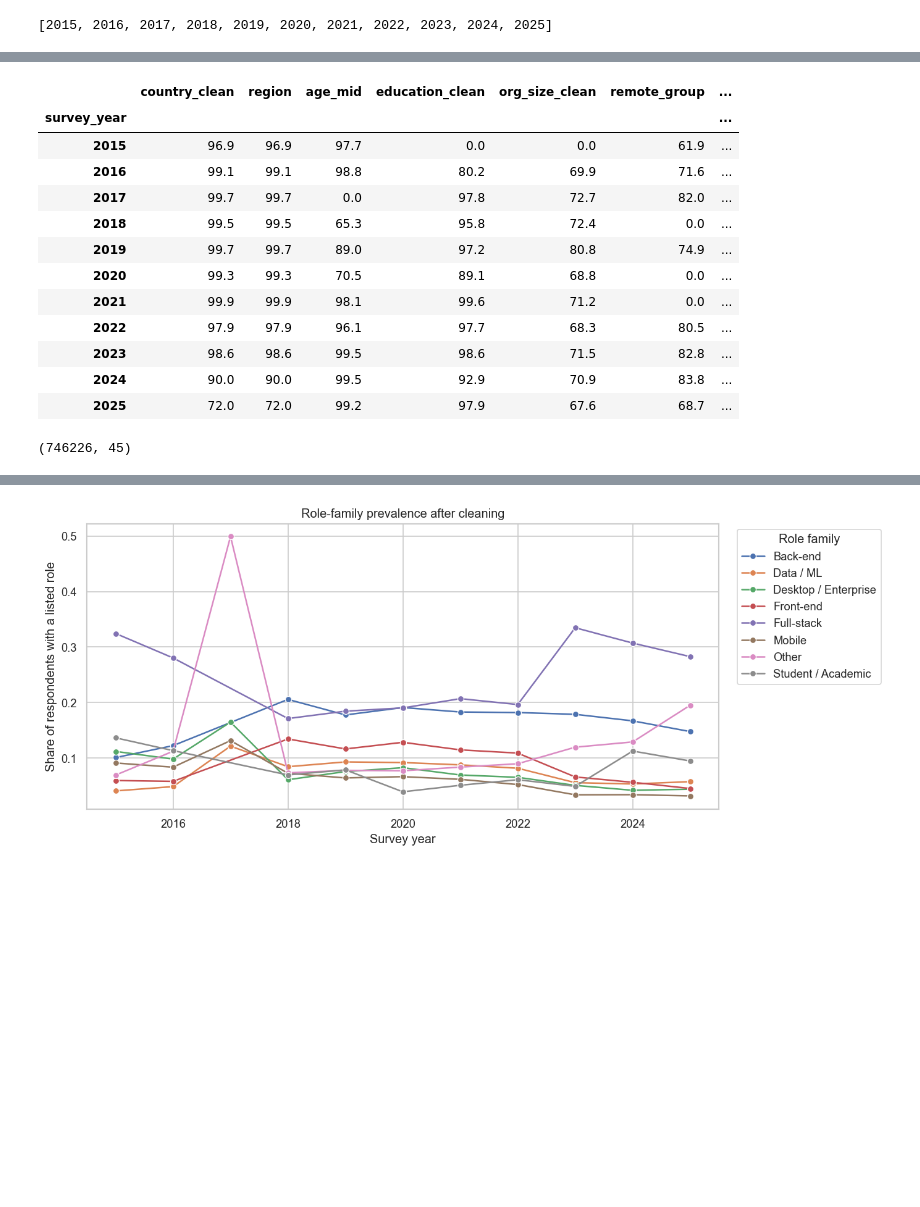
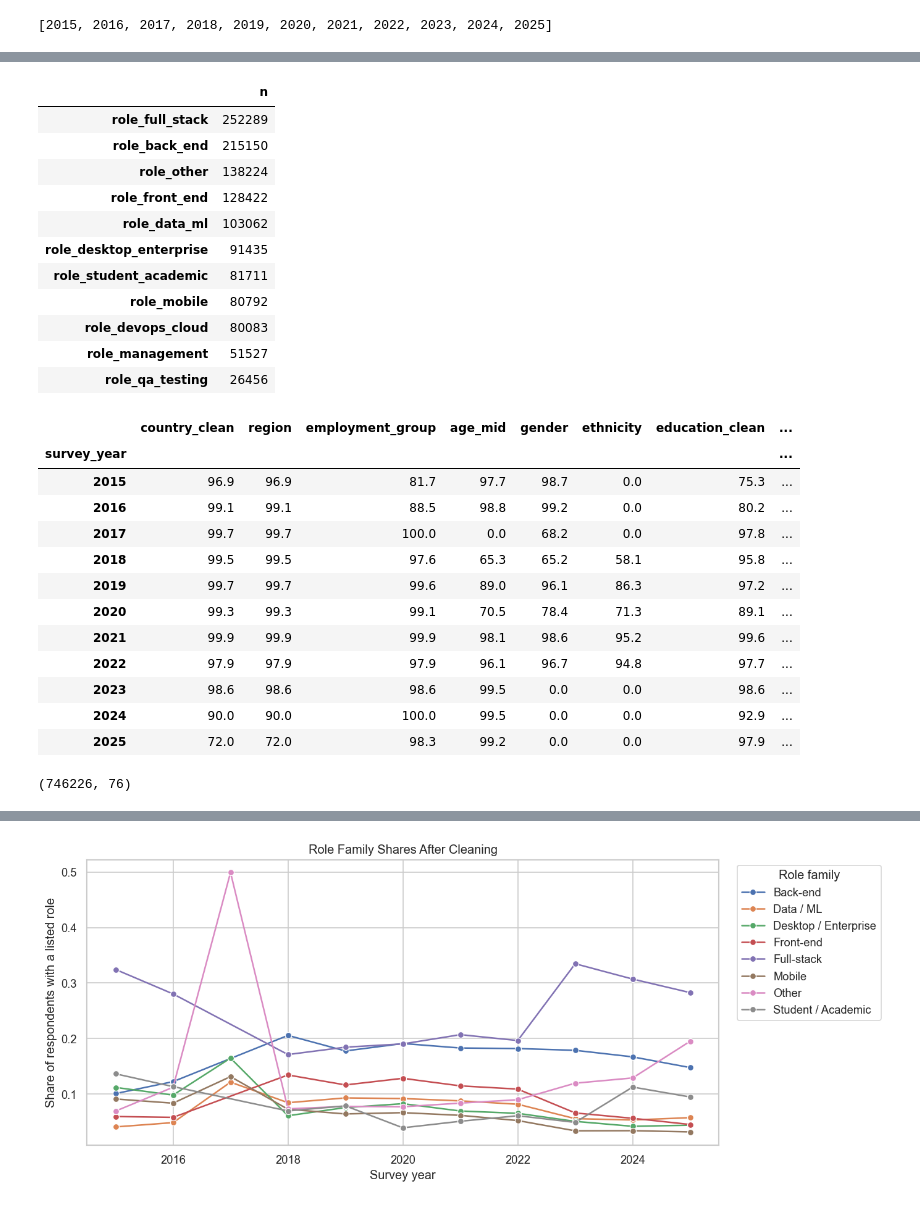
Before and after one commit to Jdrice72901/DSBA-6211-Stack-overflow-Survey-Analysis, a Jupyter notebook: notebooks/Cleaning.ipynb, the cells around one changed output, grey strips where cells are left out. Drawn from its saved outputs; the diff is of its cells as text; code cells hidden in the pictures; blank space fills up the shorter version.

```diff
--- a/notebooks/Cleaning.ipynb
+++ b/notebooks/Cleaning.ipynb
@@ -843,4 +1429,5 @@ Name: non_null_pct, dtype: float64
 # %%
+# Creates potential role groups for the various responses across the dataset
 def role_family(token):
     if pd.isna(token):
         return pd.NA
@@ -867,53 +1454,80 @@ def role_family(token):
         return 'QA / Testing'
     return 'Other'
 
-
+# The roles are often multiselect columns with values separated by semicolons, this handles that
 roles_long = clean.loc[clean['dev_type'].notna(), ['row_id', 'survey_year', 'dev_type']].copy()
 roles_long['dev_type'] = roles_long['dev_type'].astype(str).str.split(';')
 roles_long = roles_long.explode('dev_type')
 roles_long['dev_type'] = roles_long['dev_type'].str.strip()
 roles_long = roles_long.loc[roles_long['dev_type'].ne('')].copy()
 roles_long['role_family'] = roles_long['dev_type'].map(role_family)
 
+clean = clean.drop(columns=[col for col in clean.columns if col.startswith('role_')], errors='ignore')
+clean = clean.drop(columns=['role_family_count'], errors='ignore')
+
+# Add the created role families to the correct rows and merge it back to the main frame
 role_flags = pd.crosstab(roles_long['row_id'], roles_long['role_family']).clip(upper=1)
 role_flags.columns = ['role_' + re.sub(r'[^a-z0-9]+', '_', col.lower()).strip('_') for col in role_flags.columns]
 clean = clean.merge(role_flags.reset_index(), on='row_id', how='left')
 role_cols = sorted([col for col in clean.columns if col.startswith('role_')])
 clean[role_cols] = clean[role_cols].fillna(0).astype(int)
 clean['role_family_count'] = clean[role_cols].sum(axis=1)
 
-clean_cols = ['row_id', 'survey_year', 'response_id', 'country', 'country_clean', 'region', 'age', 'age_mid', 'age_group', 'gender', 'main_branch', 'student', 'employment', 'employment_group', 'is_employed', 'is_professional', 'education', 'education_clean', 'org_size', 'org_size_clean', 'dev_type', 'industry', 'remote', 'remote_group', 'years_code', 'years_code_clean', 'years_code_pro', 'work_exp', 'professional_experience_years', 'comp', 'comp_usd_clean', 'is_comp_analysis_sample', 'is_comp_model_sample', 'role_family_count'] + role_cols
+
+# Show top role counts
+role_counts = clean[role_cols].sum().sort_values(ascending=False).rename('n')
+display(role_counts.to_frame().head(15))
+
+clean_cols = ['row_id', 'survey_year', 'response_id', 'country', 'country_clean', 'region', 'age', 'age_mid', 'age_group', 'gender', 'ethnicity', 'main_branch', 'student', 'employment', 'employment_group', 'is_employed', 'is_professional', 'education', 'education_clean', 'undergrad_major', 'age_first_code', 'age_first_code_clean', 'org_size', 'org_size_clean', 'dev_type', 'industry', 'remote', 'remote_group', 'job_seek', 'work_week_hrs', 'work_week_hrs_clean', 'learn_code', 'learn_code_online', 'coding_activities', 'language', 'database', 'platform', 'webframe', 'misc_tech', 'op_sys_prof', 'current_tech', 'ai_use', 'ai_sent', 'language_count', 'database_count', 'platform_count', 'webframe_count', 'misc_tech_count', 'years_code', 'years_code_clean', 'years_code_pro', 'work_exp', 'professional_experience_years', 'job_sat', 'job_sat_num', 'comp', 'comp_usd_clean', 'log_comp_usd_clean', 'is_comp_analysis_sample', 'is_comp_model_core', 'is_comp_model_tech_rich', 'is_comp_model_ai_era', 'is_comp_model_extended', 'is_comp_model_sample', 'role_family_count'] + role_cols
 clean_core = clean[clean_cols].copy()
 
-coverage_cols = ['country_clean', 'region', 'age_mid', 'education_clean', 'org_size_clean', 'remote_group', 'professional_experience_years', 'comp_usd_clean']
+
+# Show new cleaned coverage of usable features and a sample of them
+coverage_cols = ['country_clean', 'region', 'employment_group', 'age_mid', 'gender', 'ethnicity', 'education_clean', 'undergrad_major', 'age_first_code_clean', 'job_sat', 'work_week_hrs_clean', 'language', 'database', 'platform', 'webframe', 'misc_tech', 'learn_code_online', 'coding_activities', 'op_sys_prof', 'ai_use', 'ai_sent', 'org_size_clean', 'remote_group', 'professional_experience_years', 'comp_usd_clean']
 display((clean_core.groupby('survey_year')[coverage_cols].apply(lambda frame: frame.notna().mean()) * 100).round(1))
 print(clean_core.shape)
 display(clean_core.sample(5, random_state=42))
 
+
+# Get share of roles across the years
 role_prev = roles_long.groupby(['survey_year', 'role_family'])['row_id'].nunique().rename('respondents').reset_index()
 role_prev['share'] = role_prev['respondents'] / role_prev.groupby('survey_year')['respondents'].transform('sum')
 top_roles = role_prev.groupby('role_family')['respondents'].sum().nlargest(8).index
 role_prev = role_prev.loc[role_prev['role_family'].isin(top_roles)]
 
+
+# Visual role share trends
 plt.figure(figsize=(11, 5))
 sns.lineplot(data=role_prev, x='survey_year', y='share', hue='role_family', marker='o')
-plt.title("Role-family prevalence after cleaning")
+plt.title("Role Family Shares After Cleaning")
 plt.xlabel("Survey year")
 plt.ylabel("Share of respondents with a listed role")
 plt.legend(title='Role family', bbox_to_anchor=(1.02, 1), loc='upper left')
 plt.show()
 # %% [output]
-|  | country_clean | region | age_mid | education_clean | org_size_clean | remote_group | ... |
-| survey_year |  |  |  |  |  |  | ... |
-| 2015 | 96.9 | 96.9 | 97.7 | 0.0 | 0.0 | 61.9 | ... |
-| 2016 | 99.1 | 99.1 | 98.8 | 80.2 | 69.9 | 71.6 | ... |
-| 2017 | 99.7 | 99.7 | 0.0 | 97.8 | 72.7 | 82.0 | ... |
-| 2018 | 99.5 | 99.5 | 65.3 | 95.8 | 72.4 | 0.0 | ... |
-| 2019 | 99.7 | 99.7 | 89.0 | 97.2 | 80.8 | 74.9 | ... |
-| 2020 | 99.3 | 99.3 | 70.5 | 89.1 | 68.8 | 0.0 | ... |
-| 2021 | 99.9 | 99.9 | 98.1 | 99.6 | 71.2 | 0.0 | ... |
-| 2022 | 97.9 | 97.9 | 96.1 | 97.7 | 68.3 | 80.5 | ... |
-| 2023 | 98.6 | 98.6 | 99.5 | 98.6 | 71.5 | 82.8 | ... |
-| 2024 | 90.0 | 90.0 | 99.5 | 92.9 | 70.9 | 83.8 | ... |
-| 2025 | 72.0 | 72.0 | 99.2 | 97.9 | 67.6 | 68.7 | ... |
+|  | n |
+| role_full_stack | 252289 |
+| role_back_end | 215150 |
+| role_other | 138224 |
+| role_front_end | 128422 |
+| role_data_ml | 103062 |
+| role_desktop_enterprise | 91435 |
+| role_student_academic | 81711 |
+| role_mobile | 80792 |
+| role_devops_cloud | 80083 |
+| role_management | 51527 |
+| role_qa_testing | 26456 |
+|  | country_clean | region | employment_group | age_mid | gender | ethnicity | education_clean | ... |
+| survey_year |  |  |  |  |  |  |  | ... |
+| 2015 | 96.9 | 96.9 | 81.7 | 97.7 | 98.7 | 0.0 | 75.3 | ... |
+| 2016 | 99.1 | 99.1 | 88.5 | 98.8 | 99.2 | 0.0 | 80.2 | ... |
+| 2017 | 99.7 | 99.7 | 100.0 | 0.0 | 68.2 | 0.0 | 97.8 | ... |
+| 2018 | 99.5 | 99.5 | 97.6 | 65.3 | 65.2 | 58.1 | 95.8 | ... |
+| 2019 | 99.7 | 99.7 | 99.6 | 89.0 | 96.1 | 86.3 | 97.2 | ... |
+| 2020 | 99.3 | 99.3 | 99.1 | 70.5 | 78.4 | 71.3 | 89.1 | ... |
+| 2021 | 99.9 | 99.9 | 99.9 | 98.1 | 98.6 | 95.2 | 99.6 | ... |
+| 2022 | 97.9 | 97.9 | 97.9 | 96.1 | 96.7 | 94.8 | 97.7 | ... |
+| 2023 | 98.6 | 98.6 | 98.6 | 99.5 | 0.0 | 0.0 | 98.6 | ... |
+| 2024 | 90.0 | 90.0 | 100.0 | 99.5 | 0.0 | 0.0 | 92.9 | ... |
+| 2025 | 72.0 | 72.0 | 98.3 | 99.2 | 0.0 | 0.0 | 97.9 | ... |
-(746226, 45)
+(746226, 76)
```
Also changed, not shown: parts of 18 cells of this notebook, 1 other file.
